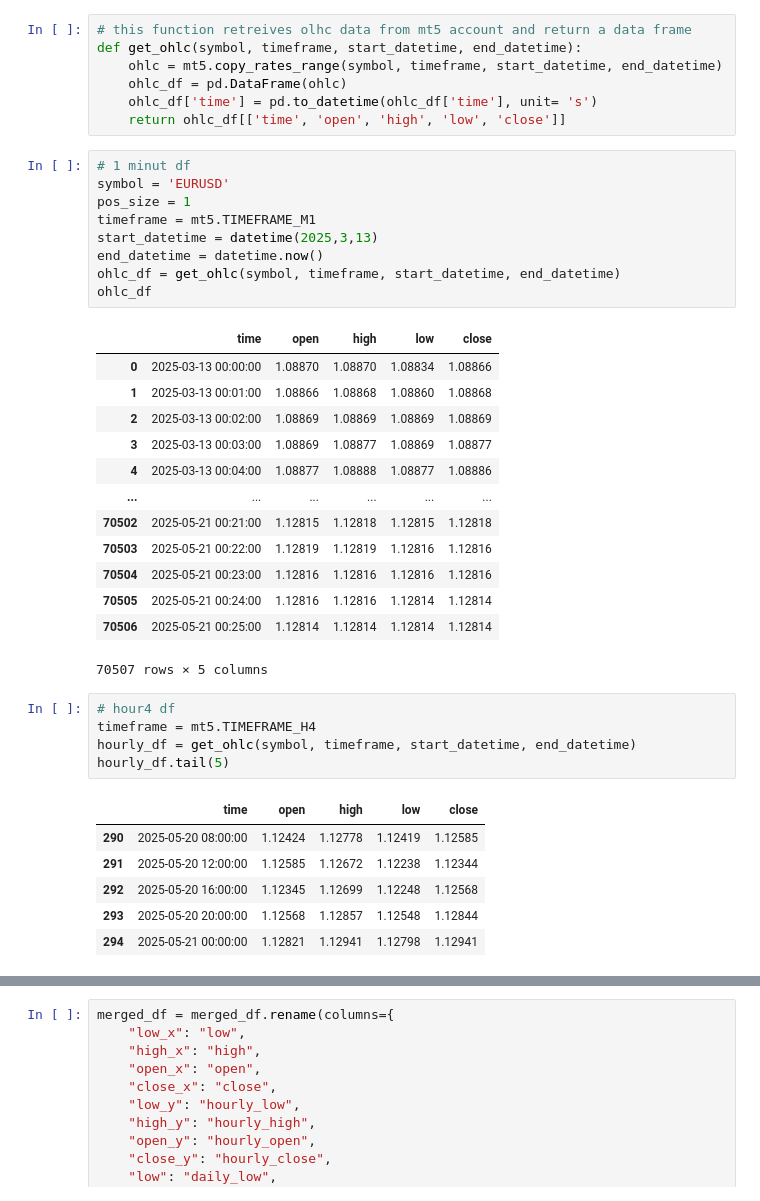
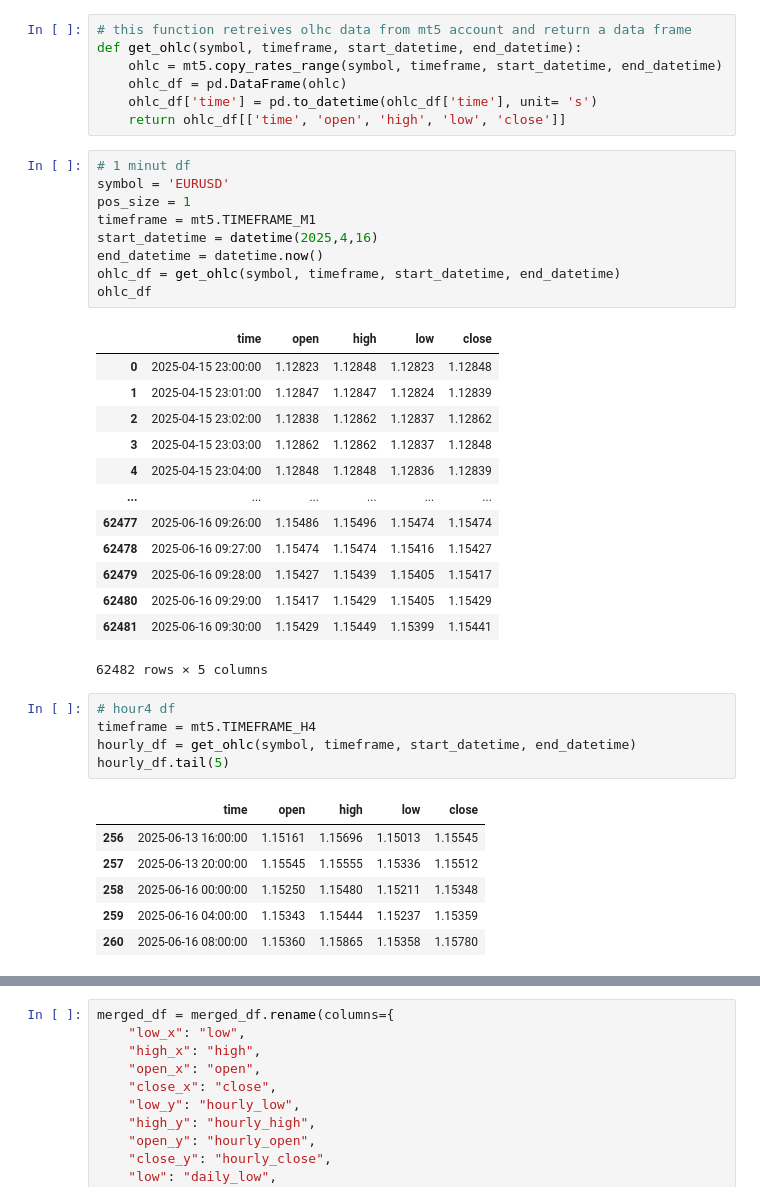
Before and after one commit to Moad2048/python_finance_market_projects, a Jupyter notebook: a2.ipynb, the cells around one changed output, grey strips where cells are left out. Saved outputs shown, nothing was run; the diff lists cells and outputs as text.

```diff
--- a/a2.ipynb
+++ b/a2.ipynb
@@ -30,26 +30,26 @@ def get_ohlc(symbol, timeframe, start_datetime, end_datetime):
 # %%
 # 1 minut df
 symbol = 'EURUSD'
 pos_size = 1
 timeframe = mt5.TIMEFRAME_M1
-start_datetime = datetime(2025,3,13)
+start_datetime = datetime(2025,4,16)
 end_datetime = datetime.now()
 ohlc_df = get_ohlc(symbol, timeframe, start_datetime, end_datetime)
 ohlc_df
 # %% [output]
 |  | time | open | high | low | close |
-| 0 | 2025-03-13 00:00:00 | 1.08870 | 1.08870 | 1.08834 | 1.08866 |
-| 1 | 2025-03-13 00:01:00 | 1.08866 | 1.08868 | 1.08860 | 1.08868 |
-| 2 | 2025-03-13 00:02:00 | 1.08869 | 1.08869 | 1.08869 | 1.08869 |
-| 3 | 2025-03-13 00:03:00 | 1.08869 | 1.08877 | 1.08869 | 1.08877 |
-| 4 | 2025-03-13 00:04:00 | 1.08877 | 1.08888 | 1.08877 | 1.08886 |
+| 0 | 2025-04-15 23:00:00 | 1.12823 | 1.12848 | 1.12823 | 1.12848 |
+| 1 | 2025-04-15 23:01:00 | 1.12847 | 1.12847 | 1.12824 | 1.12839 |
+| 2 | 2025-04-15 23:02:00 | 1.12838 | 1.12862 | 1.12837 | 1.12862 |
+| 3 | 2025-04-15 23:03:00 | 1.12862 | 1.12862 | 1.12837 | 1.12848 |
+| 4 | 2025-04-15 23:04:00 | 1.12848 | 1.12848 | 1.12836 | 1.12839 |
 | ... | ... | ... | ... | ... | ... |
-| 70502 | 2025-05-21 00:21:00 | 1.12815 | 1.12818 | 1.12815 | 1.12818 |
-| 70503 | 2025-05-21 00:22:00 | 1.12819 | 1.12819 | 1.12816 | 1.12816 |
-| 70504 | 2025-05-21 00:23:00 | 1.12816 | 1.12816 | 1.12816 | 1.12816 |
-| 70505 | 2025-05-21 00:24:00 | 1.12816 | 1.12816 | 1.12814 | 1.12814 |
-| 70506 | 2025-05-21 00:25:00 | 1.12814 | 1.12814 | 1.12814 | 1.12814 |
+| 62477 | 2025-06-16 09:26:00 | 1.15486 | 1.15496 | 1.15474 | 1.15474 |
+| 62478 | 2025-06-16 09:27:00 | 1.15474 | 1.15474 | 1.15416 | 1.15427 |
+| 62479 | 2025-06-16 09:28:00 | 1.15427 | 1.15439 | 1.15405 | 1.15417 |
+| 62480 | 2025-06-16 09:29:00 | 1.15417 | 1.15429 | 1.15405 | 1.15429 |
+| 62481 | 2025-06-16 09:30:00 | 1.15429 | 1.15449 | 1.15399 | 1.15441 |
-70507 rows × 5 columns
+62482 rows × 5 columns
 # %%
 # hour4 df
 timeframe = mt5.TIMEFRAME_H4
@@ -57,11 +57,11 @@ hourly_df = get_ohlc(symbol, timeframe, start_datetime, end_datetime)
 hourly_df.tail(5)
 # %% [output]
 |  | time | open | high | low | close |
-| 290 | 2025-05-20 08:00:00 | 1.12424 | 1.12778 | 1.12419 | 1.12585 |
-| 291 | 2025-05-20 12:00:00 | 1.12585 | 1.12672 | 1.12238 | 1.12344 |
-| 292 | 2025-05-20 16:00:00 | 1.12345 | 1.12699 | 1.12248 | 1.12568 |
-| 293 | 2025-05-20 20:00:00 | 1.12568 | 1.12857 | 1.12548 | 1.12844 |
-| 294 | 2025-05-21 00:00:00 | 1.12821 | 1.12941 | 1.12798 | 1.12941 |
+| 256 | 2025-06-13 16:00:00 | 1.15161 | 1.15696 | 1.15013 | 1.15545 |
+| 257 | 2025-06-13 20:00:00 | 1.15545 | 1.15555 | 1.15336 | 1.15512 |
+| 258 | 2025-06-16 00:00:00 | 1.15250 | 1.15480 | 1.15211 | 1.15348 |
+| 259 | 2025-06-16 04:00:00 | 1.15343 | 1.15444 | 1.15237 | 1.15359 |
+| 260 | 2025-06-16 08:00:00 | 1.15360 | 1.15865 | 1.15358 | 1.15780 |
 # %%
 # daily df
 timeframe = mt5.TIMEFRAME_D1
```
Also changed, not shown: parts of 10 cells of this notebook, 7 other files.
